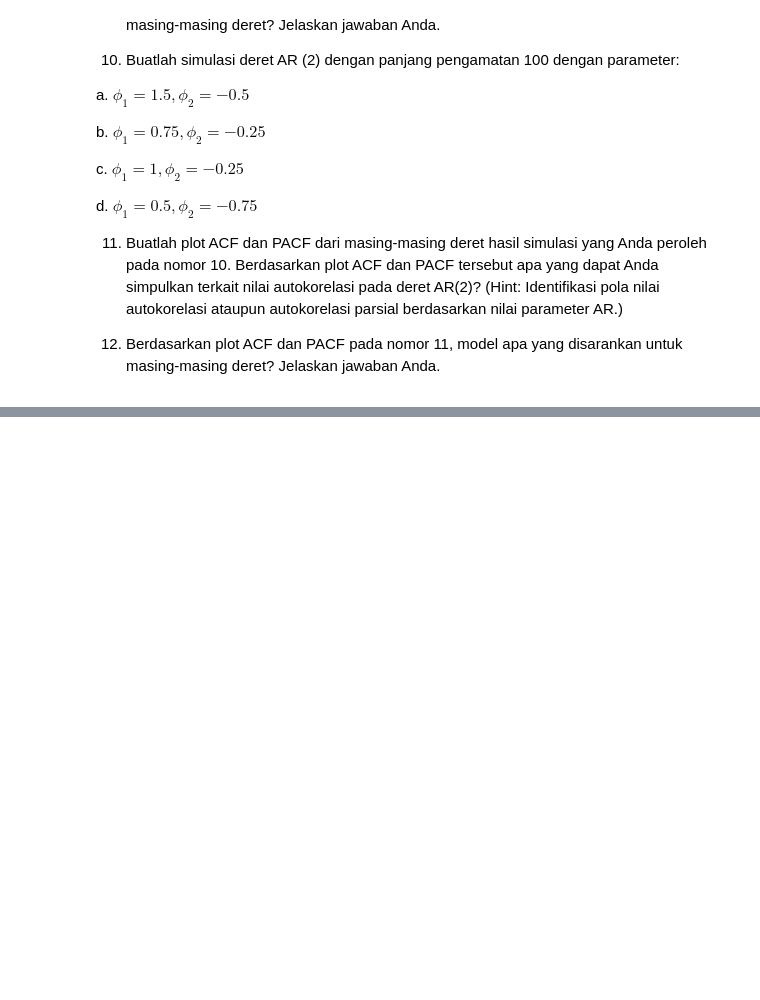
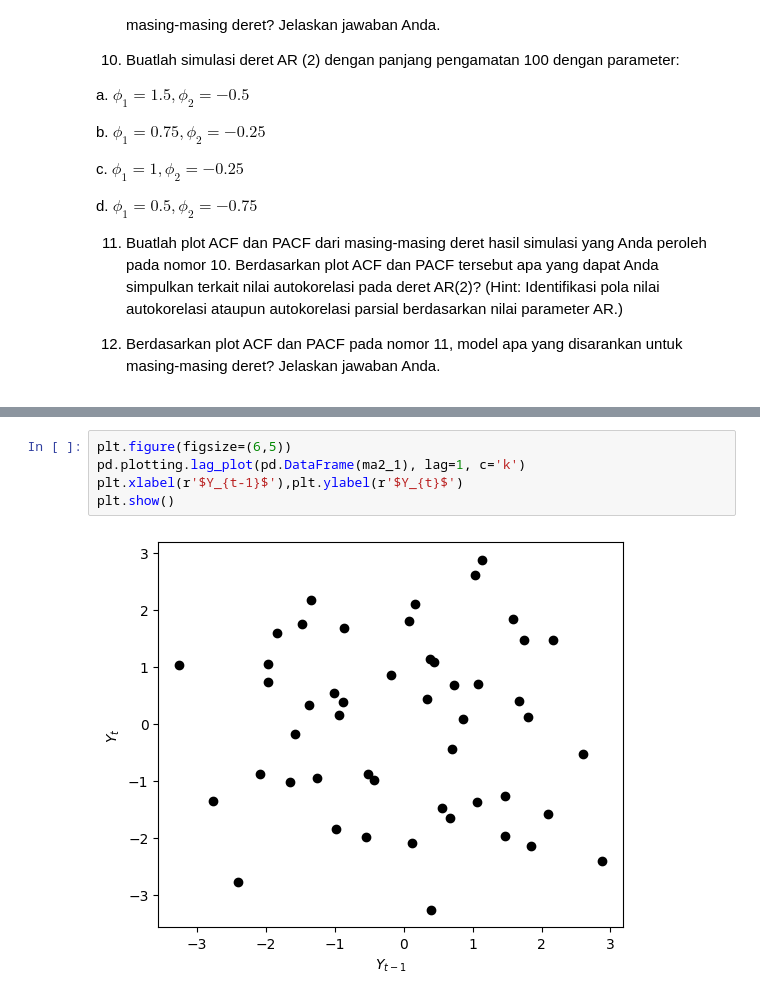
Before and after one commit to haniyathul/Praktikum-Analisis-Deret-Waktu, a Jupyter notebook: Tugas_Kelompok_Minggu_3.ipynb, the cells around one changed output, grey strips where cells are left out. Saved outputs shown, nothing was run; the diff lists cells and outputs as text; blank space fills up the shorter version.

```diff
--- a/Tugas_Kelompok_Minggu_3.ipynb
+++ b/Tugas_Kelompok_Minggu_3.ipynb
@@ -554,0 +586,7 @@ Masing-masing kelompok gunakan set.seed jumlah 2 digit terakhir NIM semua anggot
+# %%
+plt.figure(figsize=(6,5))
+pd.plotting.lag_plot(pd.DataFrame(ma2_1), lag=1, c='k')
+plt.xlabel(r'$Y_{t-1}$'),plt.ylabel(r'$Y_{t}$')
+plt.show()
+# %% [output]
+[figure, added]
```
Also changed, not shown: parts of 50 cells of this notebook.
